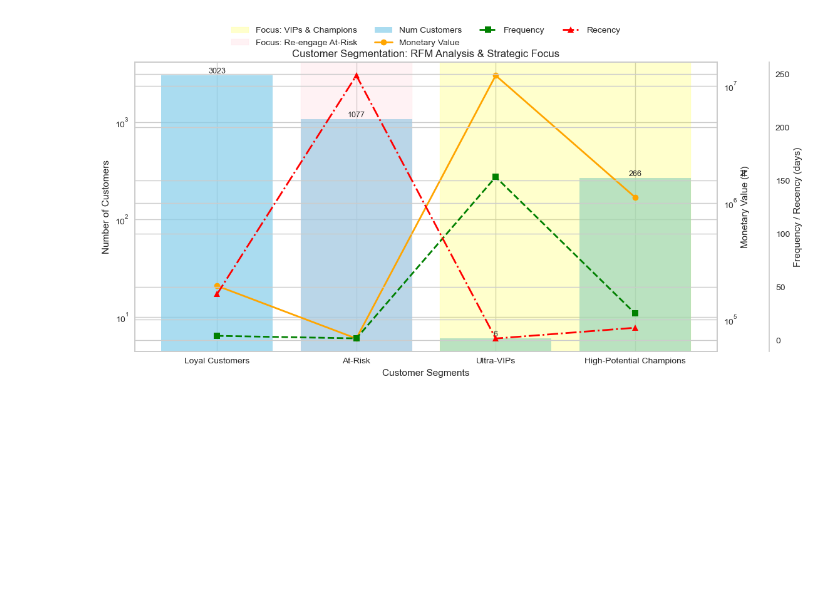
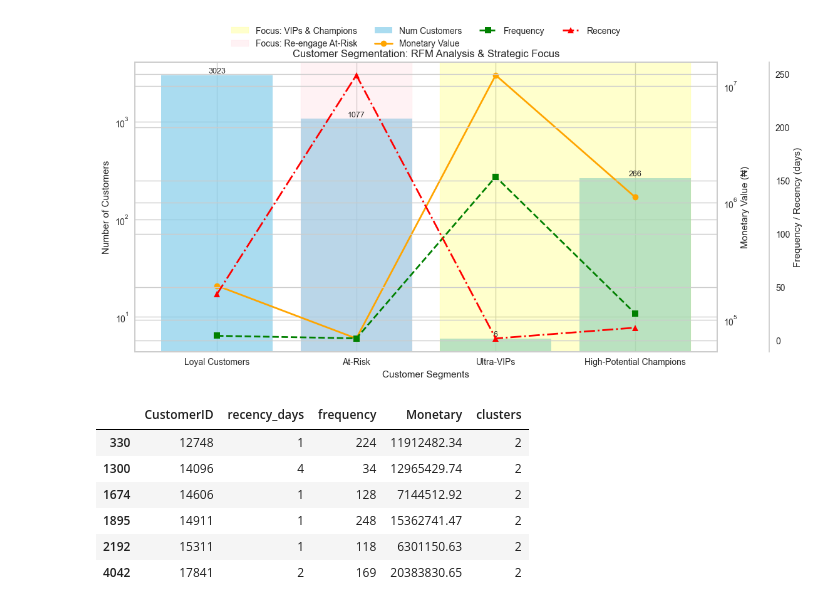
Before and after one commit to owolat4real/Customer_Retention, a Jupyter notebook: Customer_Retention.ipynb, the cells around one changed output. Saved outputs shown, nothing was run; the diff lists cells and outputs as text; code cells hidden in the pictures; blank space fills up the shorter version.

```diff
--- a/Customer_Retention.ipynb
+++ b/Customer_Retention.ipynb
@@ -864,0 +880,10 @@ plt.show()
+# %%
+ultra_vip
+# %% [output]
+|  | CustomerID | recency_days | frequency | Monetary | clusters |
+| 330 | 12748 | 1 | 224 | 11912482.34 | 2 |
+| 1300 | 14096 | 4 | 34 | 12965429.74 | 2 |
+| 1674 | 14606 | 1 | 128 | 7144512.92 | 2 |
+| 1895 | 14911 | 1 | 248 | 15362741.47 | 2 |
+| 2192 | 15311 | 1 | 118 | 6301150.63 | 2 |
+| 4042 | 17841 | 2 | 169 | 20383830.65 | 2 |
```
Also changed, not shown: parts of 26 cells of this notebook.
